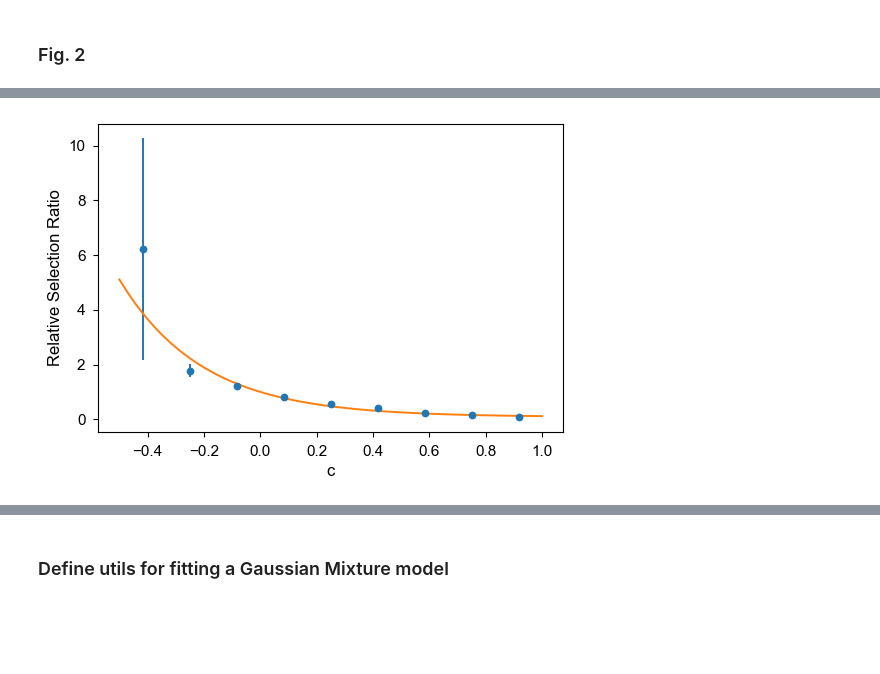
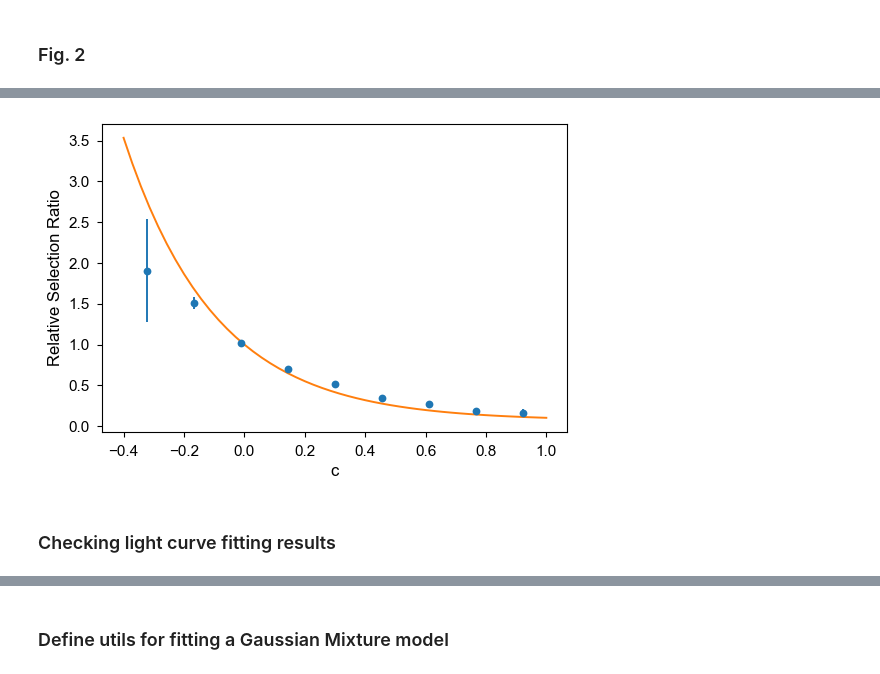
Before and after one commit to mi-dai/lightcurvelynx_ztf_sims, a Jupyter notebook: ZTF_snia-paper-plots.ipynb, the cells around one changed output, grey strips where cells are left out. Saved outputs shown, nothing was run; the diff lists cells and outputs as text; code cells hidden in the pictures; blank space fills up the shorter version.

```diff
--- a/ZTF_snia-paper-plots.ipynb
+++ b/ZTF_snia-paper-plots.ipynb
@@ -220,14 +266,16 @@ plt.savefig('paper_figs/x1_selection.png', dpi=300, bbox_inches='tight')
 # %%
-bins = np.linspace(-0.5,1,10)
+bins = np.linspace(-0.4,1,10)
 cbefore,bin_edges,_ = stats.binned_statistic(sim_all_c,np.ones(len(lightcurves)), statistic='sum', bins=bins)
 cafter,bin_edges,_ =  stats.binned_statistic(sim_c, np.ones(len(lc_to_plot)), statistic='sum', bins=bins)
 norm = 1./interp1d((bin_edges[:-1] + bin_edges[1:])/2.,cafter/cbefore)(0)
 err = np.sqrt(cafter**2/cbefore**3 + cafter/cbefore**2)
 plt.errorbar((bin_edges[:-1] + bin_edges[1:])/2.,cafter/cbefore*norm,yerr = err*norm, fmt='o')
-xplot = np.linspace(-0.5,1,50)
+xplot = np.linspace(-0.4,1,50)
 plt.plot(xplot,fc_func(xplot)/fc_func(0))
 plt.xlabel('c')
 plt.ylabel('Relative Selection Ratio')
 plt.savefig('paper_figs/c_selection.png', dpi=300, bbox_inches='tight')
 # %% [output]
-[figure, old version]
+[figure, new version]
+# %% [markdown]
+### Checking light curve fitting results
```
Also changed, not shown: parts of 23 cells of this notebook, 10 other files.
